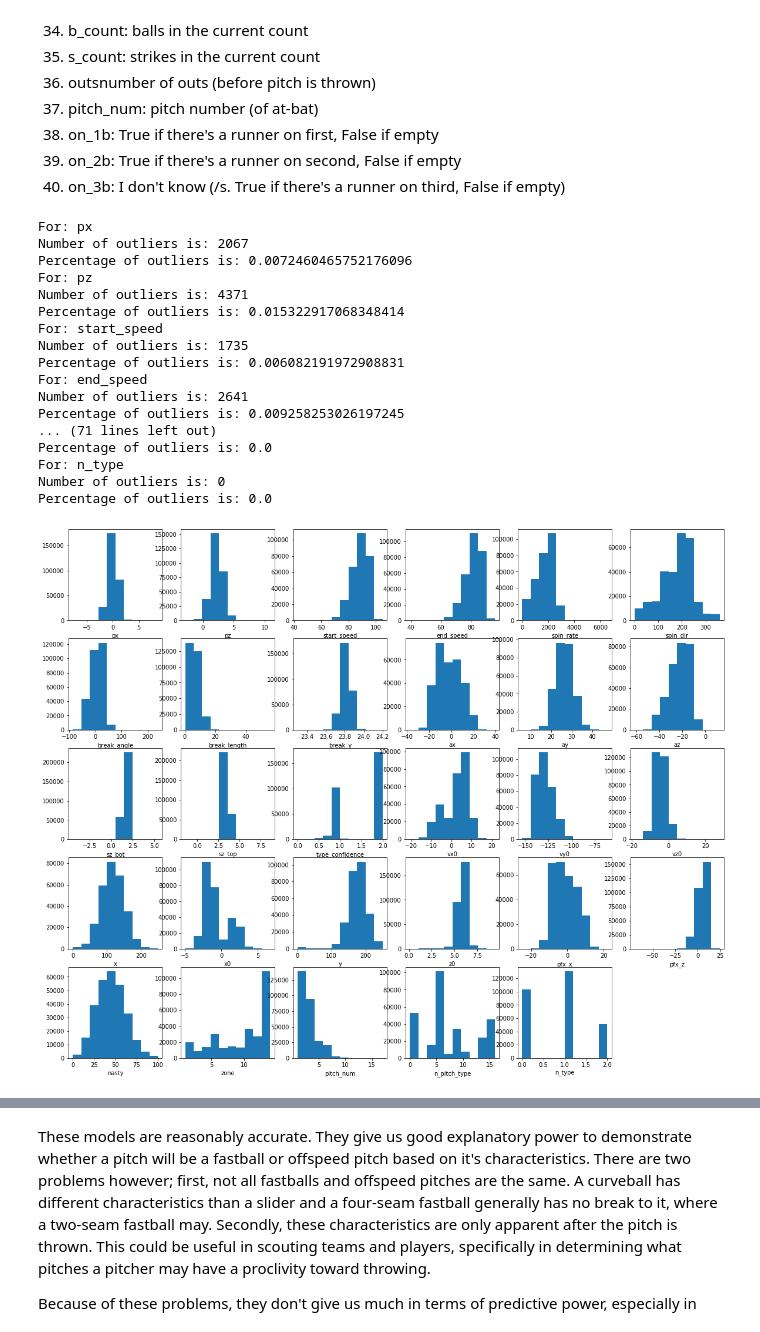
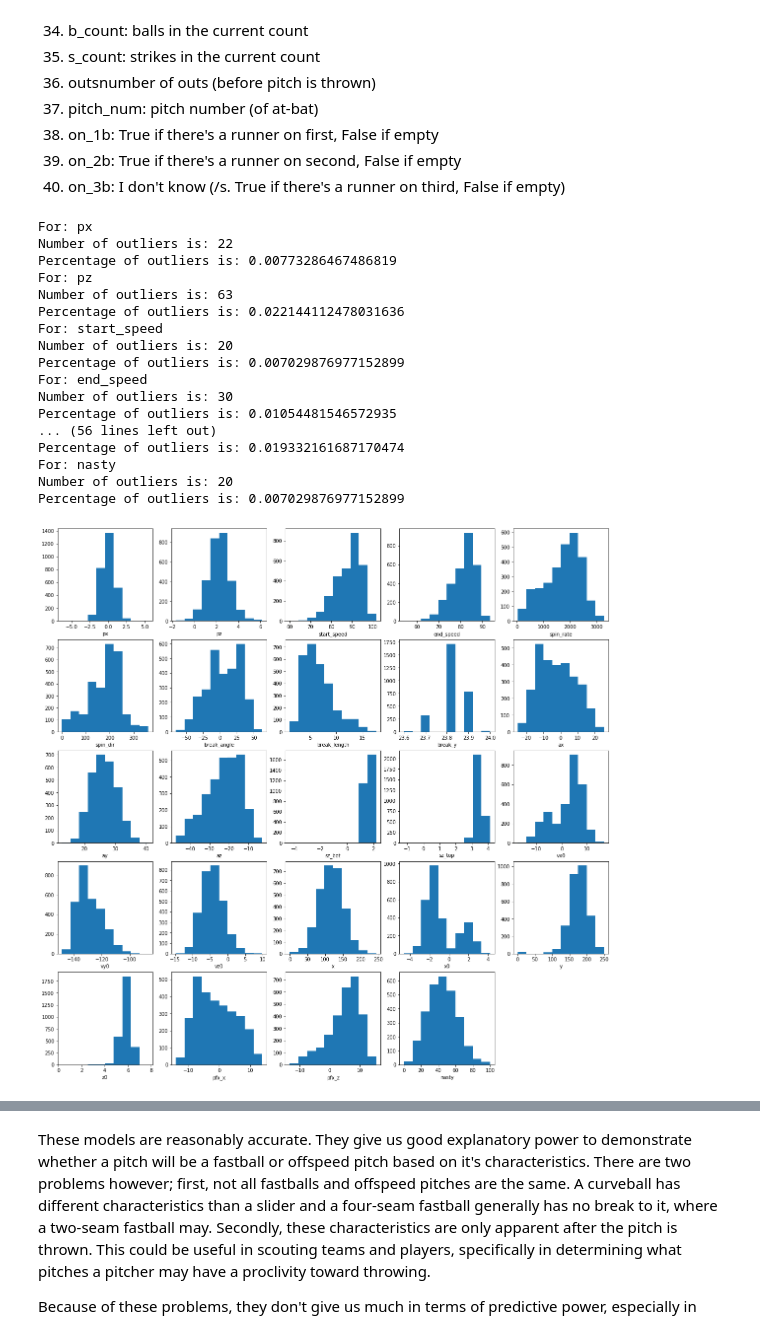
Before and after one commit to jkovach89/Thinkful-Capstones, a Jupyter notebook: Capstone 3 - Supervised Learning.ipynb, the cells around one changed output, grey strips where cells are left out. Saved outputs shown, nothing was run; the diff lists cells and outputs as text; code cells hidden in the pictures.

```diff
--- a/Capstone 3 - Supervised Learning.ipynb
+++ b/Capstone 3 - Supervised Learning.ipynb
@@ -6,20 +6,18 @@ from sklearn.preprocessing import LabelEncoder
 
 pitches = pd.read_csv('/Users/JKovach/Downloads/mlb-pitch-data-20152018/pitches.csv')
 
-# Drop irrelevant columns, note: dropping y0 as by value should always be 50
-pitches = pitches.drop(['event_num', 'b_score', 'ab_id', 'b_count', 's_count', 'outs', 'y0', 'code',
-                        'on_1b', 'on_2b', 'on_3b'],1)
-
 # Reduce length by factor of 10 to increase performance, nan < 1% of values, drop nan
-pitch_sample = pitches.sample(frac=.1, replace=True, random_state=0)
+pitch_sample = pitches.sample(frac=.001, replace=True, random_state=0)
 pitch_sample = pitch_sample.dropna(how='any')
 
 #Numerical encoding for string type variables
 num = LabelEncoder()
 pitch_sample['n_pitch_type'] = num.fit_transform(pitch_sample['pitch_type'].astype('str'))
 pitch_sample['n_type'] = num.fit_transform(pitch_sample['type'].astype('str'))
-pitch_sample = pitch_sample.drop(['pitch_type', 'type'], 1)
+pitch_sample['n_code'] = num.fit_transform(pitch_sample['code'].astype('str'))
+pitch_sample = pitch_sample.drop(['pitch_type', 'type', 'code'], 1)
 
 pitch_sample.info()
+# At this stage, GNB accuracy: 49.202%
 # %% [output]
 <class 'pandas.core.frame.DataFrame'>
@@ -41,0 +40,13 @@ memory usage: 65.3 MB
+# %%
+# Identify low correlation features
+pcor = pitch_sample.corr()
+cor_target = abs(pcor['zone'])
+relevant_features = cor_target[cor_target<0.01]
+rf_pitch = pitch_sample[list(relevant_features.index)]
+print(relevant_features)
+
+# Drop irrelevant columns:
+# Dropping y0 as by value should always be 50
+pitch_sample = pitch_sample.drop(['type_confidence', 'y0', 'event_num', 'b_score', 'on_1b', 'ab_id'],1)
+
+# At this stage, GNB accuracy: 49.196%, slight drop attributed to reduction in features and dimensionality trade off
@@ -83,45 +101,50 @@ Column Definitions - Column information from kaggle dataset (https://www.kaggle.
 39. on_2b: True if there's a runner on second, False if empty
 40. on_3b: I don't know (/s. True if there's a runner on third, False if empty)
 # %%
+# split up the features which we'll treat as continuous vs categorical
+cont_feat = ['px', 'pz', 'start_speed', 'end_speed', 'spin_rate', 'spin_dir', 'break_angle', 'break_length',
+             'break_y', 'ax', 'ay', 'az', 'sz_bot', 'sz_top', 'vx0', 'vy0', 'vz0', 'x', 'x0', 'y', 'z0', 'pfx_x',
+             'pfx_z', 'nasty']
+
 # Check distributions and outliers
 plt.figure(figsize=(20,20))
 grid = 1
 
-for var in list(pitch_sample.columns):
-    plt.subplot(6,6,grid)
+for var in cont_feat:
+    plt.subplot(5,5,grid)
     plt.hist(pitch_sample[var])
     plt.xlabel(var)
     grid+=1
 
-for var in list(pitch_sample.columns):
+for var in cont_feat:
     print("For: " + var)
     q75, q25 = np.percentile(pitch_sample[var], [75 ,25])
     iqr = q75 - q25
     threshold = 1.5
     min_val = q25 - (iqr*threshold)
     max_val = q75 + (iqr*threshold)
     ol = len(np.where((pitch_sample[var] > max_val) | (pitch_sample[var] < min_val))[0])
     print("Number of outliers is: {}".format(ol))
     print("Percentage of outliers is: {}".format(ol/pitch_sample.shape[0]))
 # %% [output]
 For: px
-Number of outliers is: 2067
-Percentage of outliers is: 0.0072460465752176096
+Number of outliers is: 22
+Percentage of outliers is: 0.00773286467486819
 For: pz
-Number of outliers is: 4371
-Percentage of outliers is: 0.015322917068348414
+Number of outliers is: 63
+Percentage of outliers is: 0.022144112478031636
 For: start_speed
-Number of outliers is: 1735
-Percentage of outliers is: 0.006082191972908831
+Number of outliers is: 20
+Percentage of outliers is: 0.007029876977152899
 For: end_speed
-Number of outliers is: 2641
-Percentage of outliers is: 0.009258253026197245
-... (71 lines left out)
-Percentage of outliers is: 0.0
-For: n_type
-Number of outliers is: 0
-Percentage of outliers is: 0.0
+Number of outliers is: 30
+Percentage of outliers is: 0.01054481546572935
+... (56 lines left out)
+Percentage of outliers is: 0.019332161687170474
+For: nasty
+Number of outliers is: 20
+Percentage of outliers is: 0.007029876977152899
-[figure, old version]
+[figure, new version]
 # %%
 check = []
 
```
Also changed, not shown: parts of 14 cells of this notebook.
